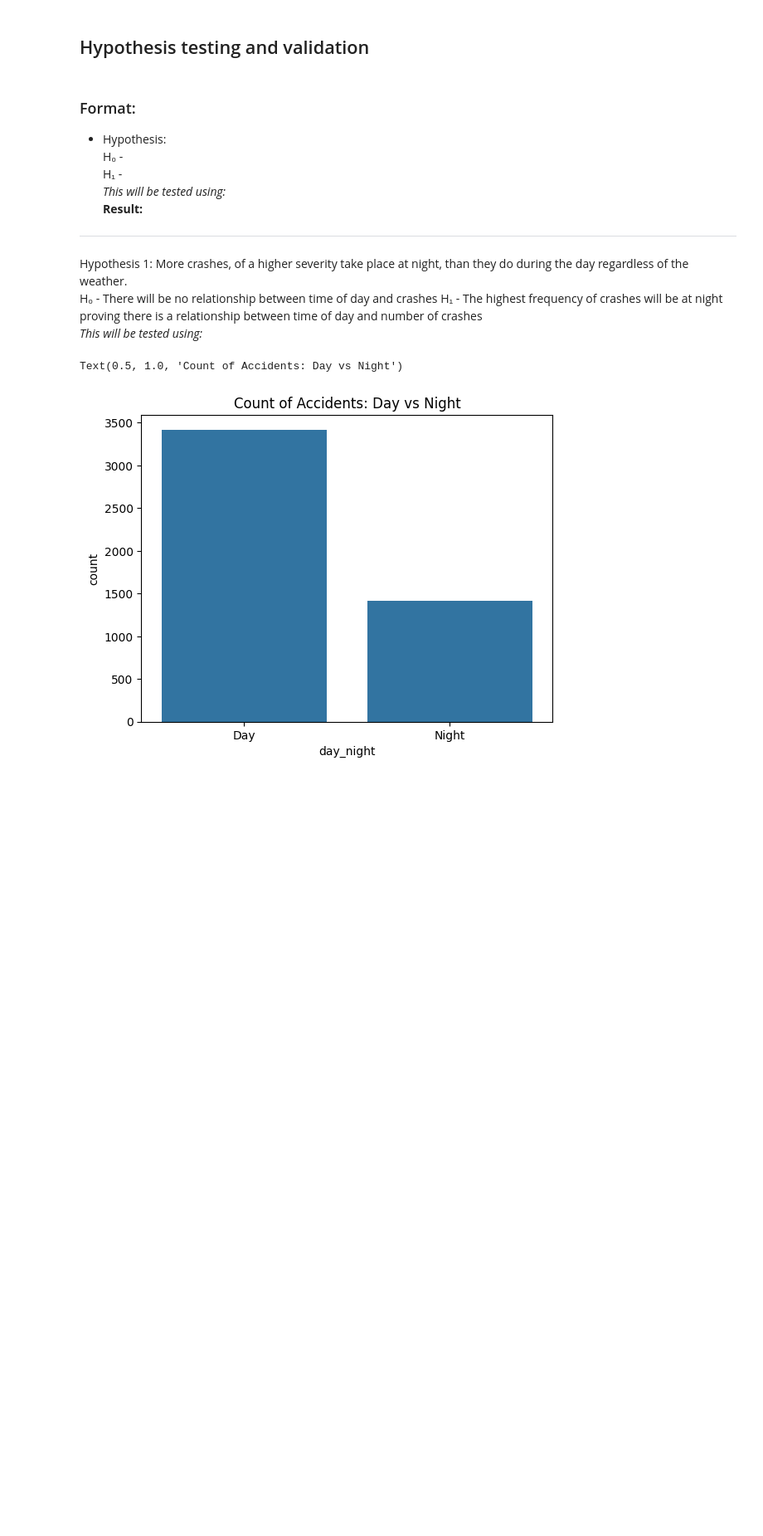
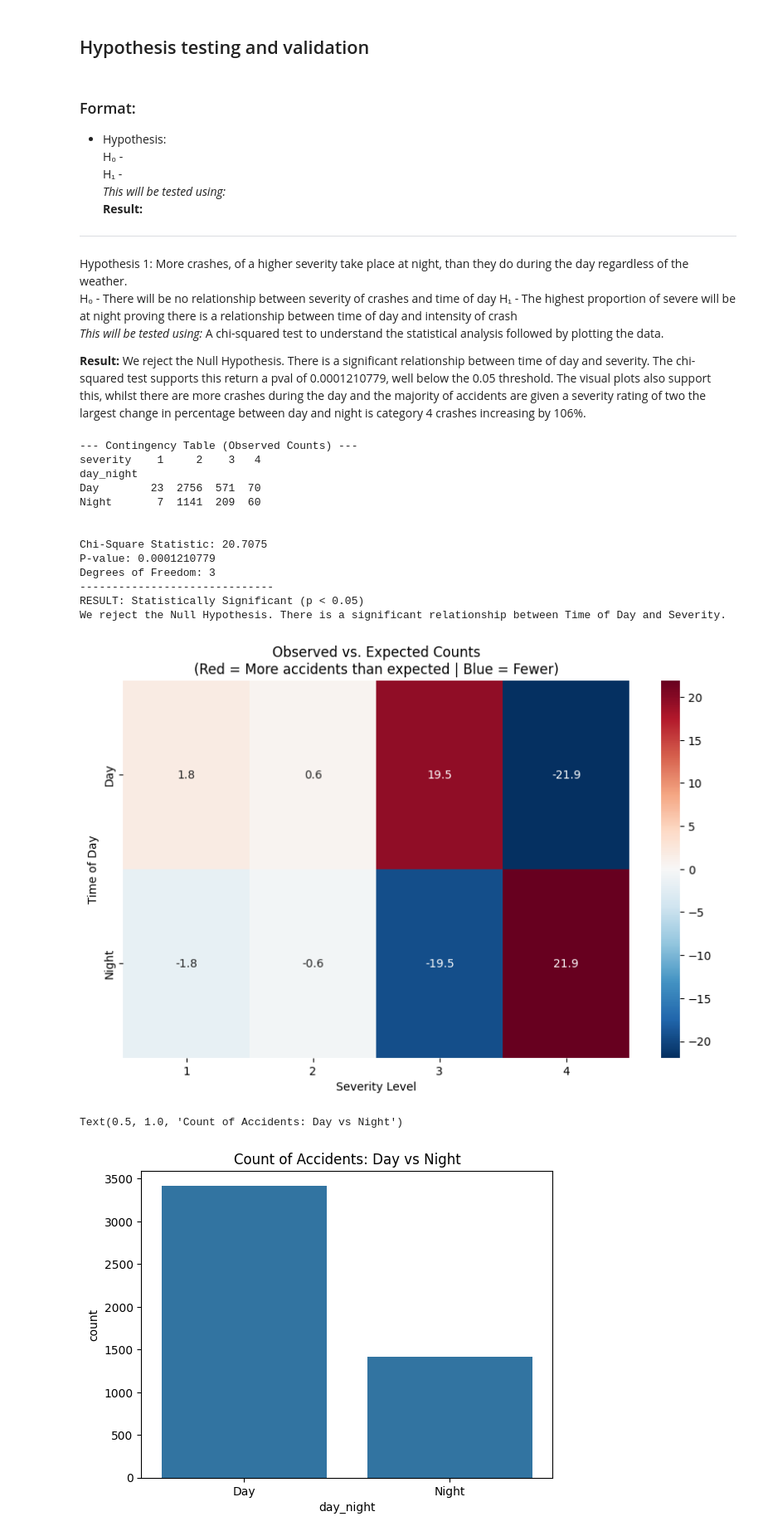
Before and after one commit to StavSteven/us_car_accidents, a Jupyter notebook: jupyter_notebooks/steven_accident_risk_hypothesis.ipynb, the cells around one changed output. Shown: that part at 83% size. Cells and saved outputs as stored; diff of their text form; code cells hidden in the pictures; blank space fills up the shorter version.

Commit message:
finalise sn hypothesis

```diff
--- a/jupyter_notebooks/steven_accident_risk_hypothesis.ipynb
+++ b/jupyter_notebooks/steven_accident_risk_hypothesis.ipynb
@@ -19,9 +20,58 @@ _This will be tested using:_
 ---
 # %% [markdown]
 Hypothesis 1: More crashes, of a higher severity take place at night, than they do during the day regardless of the weather.
-H₀ - There will be no relationship between time of day and crashes
-H₁ - The highest frequency of crashes will be at night proving there is a relationship between time of day and number of crashes
-_This will be tested using:_
+H₀ - There will be no relationship between severity of crashes and time of day
+H₁ - The highest proportion of severe will be at night proving there is a relationship between time of day and intensity of crash
+_This will be tested using:_ A chi-squared test to understand the statistical analysis followed by plotting the data.
+
+**Result:**
+We reject the Null Hypothesis. There is a significant relationship between time of day and severity. The chi-squared test supports this return a pval of 0.0001210779, well below the 0.05 threshold. The visual plots also support this, whilst there are more crashes during the day and the majority of accidents are given a severity rating of two the largest change in percentage between day and night is category 4 crashes increasing by 106%.
+# %%
+contingency_table = pd.crosstab(df['day_night'], df['severity'])
+
+print("--- Contingency Table (Observed Counts) ---")
+print(contingency_table)
+print("\n")
+
+chi2, p, dof, expected = chi2_contingency(contingency_table)
+
+
+print(f"Chi-Square Statistic: {chi2:.4f}")
+print(f"P-value: {p:.10f}")
+print(f"Degrees of Freedom: {dof}")
+
+print("-" * 30)
+if p < 0.05:
+    print("RESULT: Statistically Significant (p < 0.05)")
+    print("We reject the Null Hypothesis. There is a significant relationship between Time of Day and Severity.")
+else:
+    print("RESULT: Not Statistically Significant (p >= 0.05)")
+    print("We fail to reject the Null Hypothesis. Time of Day does not appear to impact Severity.")
+
+expected_df = pd.DataFrame(expected, index=contingency_table.index, columns=contingency_table.columns)
+residuals = (contingency_table - expected_df)
+
+plt.figure(figsize=(10, 6))
+sns.heatmap(residuals, annot=True, fmt=".1f", cmap="RdBu_r", center=0)
+plt.title("Observed vs. Expected Counts\n(Red = More accidents than expected | Blue = Fewer)")
+plt.xlabel("Severity Level")
+plt.ylabel("Time of Day")
+plt.show()
+# %% [output]
+--- Contingency Table (Observed Counts) ---
+severity    1     2    3   4
+day_night
+Day        23  2756  571  70
+Night       7  1141  209  60
+
+
+Chi-Square Statistic: 20.7075
+P-value: 0.0001210779
+Degrees of Freedom: 3
+------------------------------
+RESULT: Statistically Significant (p < 0.05)
+We reject the Null Hypothesis. There is a significant relationship between Time of Day and Severity.
+[figure, added]
 # %%
 # Create consistent readings of what is day and night
 df['day_night'] = df['hour'].apply(lambda x: 'Day' if 6 <= x <= 17 else 'Night')
```
Also changed, not shown: parts of 3 cells of this notebook.
